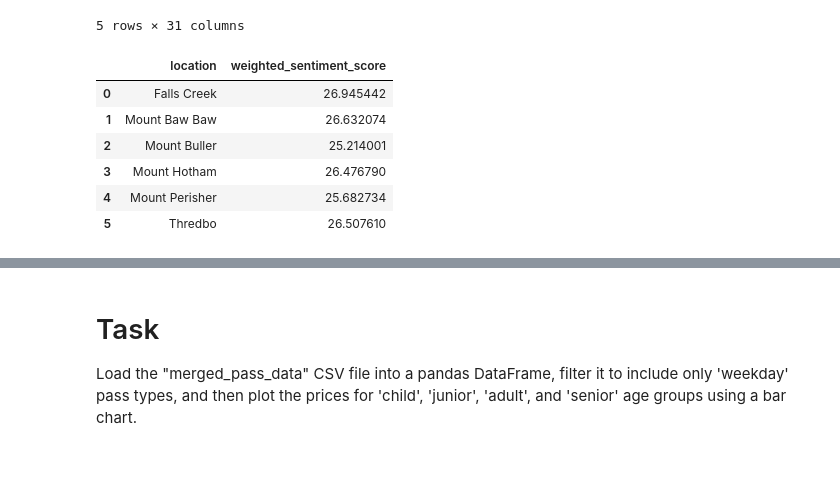
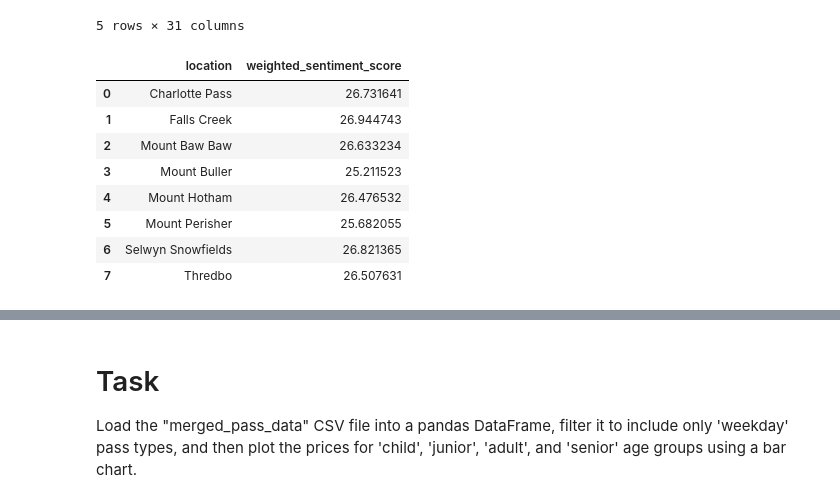
Before and after one commit to Acch123/interuni-datathon-2025, a Jupyter notebook: analysis/sentiment_analysis.ipynb, the cells around one changed output, grey strips where cells are left out. Saved outputs shown, nothing was run; the diff lists cells and outputs as text; code cells hidden in the pictures; blank space fills up the shorter version.

```diff
--- a/analysis/sentiment_analysis.ipynb
+++ b/analysis/sentiment_analysis.ipynb
@@ -46,24 +46,30 @@ except nltk.downloader.DownloadError:
     nltk.download('vader_lexicon')
 # %%
 # Load the CSV file into a pandas DataFrame
-
+path_root = '/Users/acch/Downloads/InterUni Datathon 2025/'
 # Mount Baw Baw
-df = pd.read_csv('/content/drive/MyDrive/Colab Notebooks/Datathon/all-task-3-detailed-reviews.csv')
+df0 = pd.read_csv(f'{path_root}/data/google_map_scraped/all-task-3-detailed-reviews.csv')
 
 # Mount Buller
-df1 = pd.read_csv('/content/drive/MyDrive/Colab Notebooks/Datathon/all-task-7-detailed-reviews.csv')
+df1 = pd.read_csv(f'{path_root}/data/google_map_scraped/all-task-7-detailed-reviews.csv')
 
 # Mount Hotham
-df2 = pd.read_csv('/content/drive/MyDrive/Colab Notebooks/Datathon/all-task-9-detailed-reviews.csv')
+df2 = pd.read_csv(f'{path_root}/data/google_map_scraped/all-task-9-detailed-reviews.csv')
 
 # Mount Perisher
-df3 = pd.read_csv('/content/drive/MyDrive/Colab Notebooks/Datathon/all-task-11-detailed-reviews.csv')
+df3 = pd.read_csv(f'{path_root}/data/google_map_scraped/all-task-11-detailed-reviews.csv')
 
 # Thredbo
-df4 = pd.read_csv('/content/drive/MyDrive/Colab Notebooks/Datathon/all-task-13-detailed-reviews.csv')
+df4 = pd.read_csv(f'{path_root}/data/google_map_scraped/all-task-13-detailed-reviews.csv')
 
 # Falls Creek
-df5 = pd.read_csv('/content/drive/MyDrive/Colab Notebooks/Datathon/all-task-17-detailed-reviews.csv')
+df5 = pd.read_csv(f'{path_root}/data/google_map_scraped/all-task-17-detailed-reviews.csv')
+
+# Charlotte Pass
+df6 = pd.read_csv(f'{path_root}/data/google_map_scraped/all-task-19-detailed-reviews.csv')
+
+# Selwyn Snowfields
+df7 = pd.read_csv(f'{path_root}/data/google_map_scraped/all-task-21-detailed-reviews.csv')
 # %%
 # Sentiment Analysis with (DARTH) VADER
 
@@ -286,14 +207,16 @@ max          99.950000              88.190929
 # %%
 # Step 1: Create Location Identifiers
-df['location'] = 'Mount Baw Baw'
+df0['location'] = 'Mount Baw Baw'
 df1['location'] = 'Mount Buller'
 df2['location'] = 'Mount Hotham'
 df3['location'] = 'Mount Perisher'
 df4['location'] = 'Thredbo'
 df5['location'] = 'Falls Creek'
+df6['location'] = 'Charlotte Pass'
+df7['location'] = 'Selwyn Snowfields'
 
 # Step 2: Combine DataFrames
-all_reviews_df = pd.concat([df, df1, df2, df3, df4, df5], ignore_index=True)
+all_reviews_df = pd.concat([df0, df1, df2, df3, df4, df5, df6, df7], ignore_index=True)
 
 all_reviews_df.head(5)
 # %% [output]
@@ -307,24 +230,27 @@ all_reviews_df.head(5)
 # %%
 # Create a new DataFrame with relevant columns
 sentiment_trust_df = all_reviews_df[['location', 'sentiment_score', 'trustworthiness_score']].copy()
 
 # Step 3: Calculate Weighted Sentiment Score
 # Scale trustworthiness score to be between 0 and 1 before multiplying
 sentiment_trust_df['weighted_sentiment_score'] = sentiment_trust_df['sentiment_score'] * (sentiment_trust_df['trustworthiness_score'] / 100)
 
 # Step 4: Aggregate by Location
 average_scores_by_location = sentiment_trust_df.groupby('location')['weighted_sentiment_score'].mean().reset_index()
 
 # Display the resulting dataframe
 display(average_scores_by_location)
+average_scores_by_location.to_csv(f'{path_root}/data/sentiment_df.csv', index=False)
 # %% [output]
 |  | location | weighted_sentiment_score |
-| 0 | Falls Creek | 26.945442 |
-| 1 | Mount Baw Baw | 26.632074 |
-| 2 | Mount Buller | 25.214001 |
-| 3 | Mount Hotham | 26.476790 |
-| 4 | Mount Perisher | 25.682734 |
-| 5 | Thredbo | 26.507610 |
+| 0 | Charlotte Pass | 26.731641 |
+| 1 | Falls Creek | 26.944743 |
+| 2 | Mount Baw Baw | 26.633234 |
+| 3 | Mount Buller | 25.211523 |
+| 4 | Mount Hotham | 26.476532 |
+| 5 | Mount Perisher | 25.682055 |
+| 6 | Selwyn Snowfields | 26.821365 |
+| 7 | Thredbo | 26.507631 |
 # %%
 import seaborn as sns
 import matplotlib.pyplot as plt
```
Also changed, not shown: parts of 9 cells of this notebook, 20 other files.
